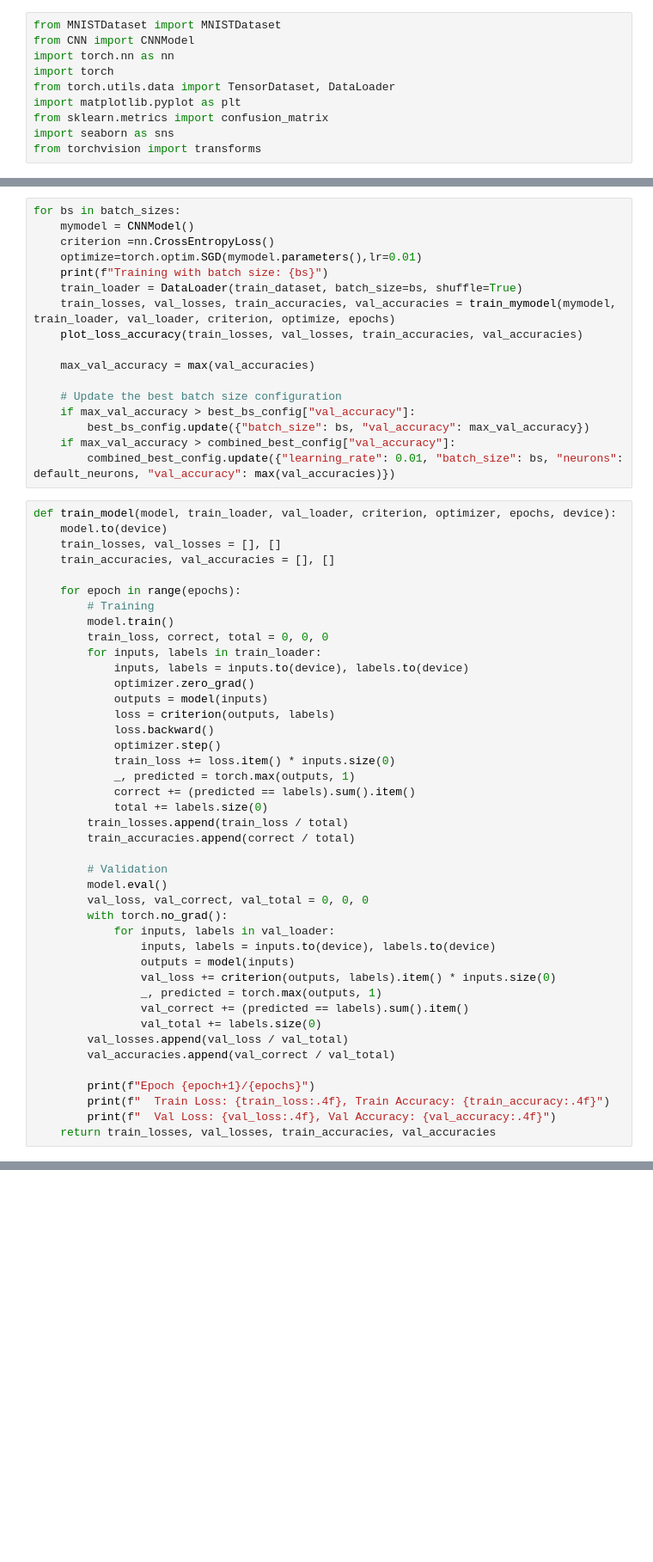
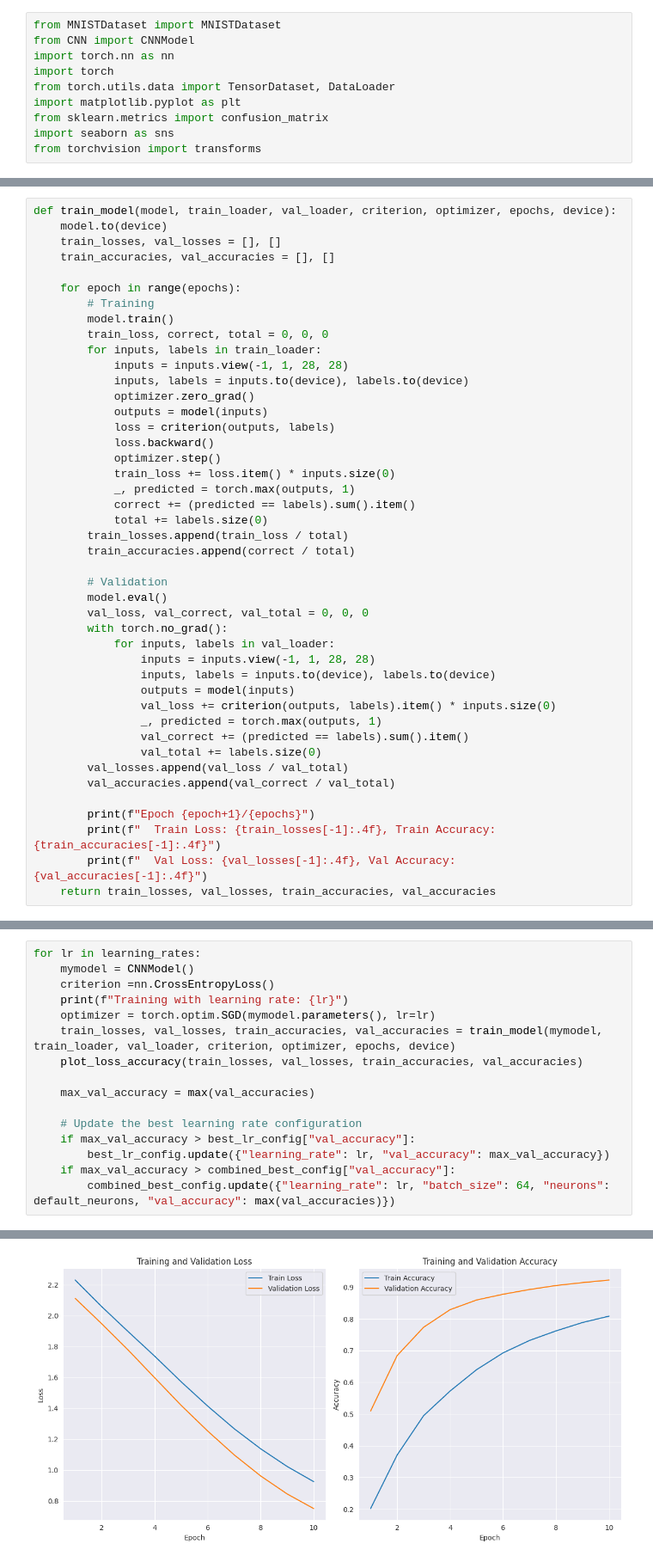
Before and after one commit to Noureldeen73/Neural-network, a Jupyter notebook: main2.ipynb, the cells around one changed output, grey strips where cells are left out. Shown at 86% size. Cells and saved outputs as stored; diff of their text form; blank space fills up the shorter version.

```diff
--- a/main2.ipynb
+++ b/main2.ipynb
@@ -53,20 +55,3 @@ for lr in learning_rates:
-# %%
-for bs in batch_sizes:
-    mymodel = CNNModel()
-    criterion =nn.CrossEntropyLoss()
-    optimize=torch.optim.SGD(mymodel.parameters(),lr=0.01)
-    print(f"Training with batch size: {bs}")
-    train_loader = DataLoader(train_dataset, batch_size=bs, shuffle=True)
-    train_losses, val_losses, train_accuracies, val_accuracies = train_mymodel(mymodel, train_loader, val_loader, criterion, optimize, epochs)
-    plot_loss_accuracy(train_losses, val_losses, train_accuracies, val_accuracies)
-
-    max_val_accuracy = max(val_accuracies)
-
-    # Update the best batch size configuration
-    if max_val_accuracy > best_bs_config["val_accuracy"]:
-        best_bs_config.update({"batch_size": bs, "val_accuracy": max_val_accuracy})
-    if max_val_accuracy > combined_best_config["val_accuracy"]:
-        combined_best_config.update({"learning_rate": 0.01, "batch_size": bs, "neurons": default_neurons, "val_accuracy": max(val_accuracies)})
 # %%
 def train_model(model, train_loader, val_loader, criterion, optimizer, epochs, device):
     model.to(device)
@@ -78,6 +63,7 @@ def train_model(model, train_loader, val_loader, criterion, optimizer, epochs, d
         model.train()
         train_loss, correct, total = 0, 0, 0
         for inputs, labels in train_loader:
+            inputs = inputs.view(-1, 1, 28, 28)
             inputs, labels = inputs.to(device), labels.to(device)
             optimizer.zero_grad()
             outputs = model(inputs)
@@ -96,6 +82,7 @@ def train_model(model, train_loader, val_loader, criterion, optimizer, epochs, d
         val_loss, val_correct, val_total = 0, 0, 0
         with torch.no_grad():
             for inputs, labels in val_loader:
+                inputs = inputs.view(-1, 1, 28, 28)
                 inputs, labels = inputs.to(device), labels.to(device)
                 outputs = model(inputs)
                 val_loss += criterion(outputs, labels).item() * inputs.size(0)
@@ -106,8 +93,8 @@ def train_model(model, train_loader, val_loader, criterion, optimizer, epochs, d
         val_accuracies.append(val_correct / val_total)
 
         print(f"Epoch {epoch+1}/{epochs}")
-        print(f"  Train Loss: {train_loss:.4f}, Train Accuracy: {train_accuracy:.4f}")
-        print(f"  Val Loss: {val_loss:.4f}, Val Accuracy: {val_accuracy:.4f}")
+        print(f"  Train Loss: {train_losses[-1]:.4f}, Train Accuracy: {train_accuracies[-1]:.4f}")
+        print(f"  Val Loss: {val_losses[-1]:.4f}, Val Accuracy: {val_accuracies[-1]:.4f}")
     return train_losses, val_losses, train_accuracies, val_accuracies
 # %%
 def evaluate_model(model, test_loader, device):
@@ -162,3 +150,20 @@ def plot_loss_accuracy(train_losses, val_losses, train_accuracies, val_accuracie
     # Show the plots
     plt.tight_layout()
     plt.show()
+# %%
+for lr in learning_rates:
+    mymodel = CNNModel()
+    criterion =nn.CrossEntropyLoss()
+    print(f"Training with learning rate: {lr}")
+    optimizer = torch.optim.SGD(mymodel.parameters(), lr=lr)
+    train_losses, val_losses, train_accuracies, val_accuracies = train_model(mymodel, train_loader, val_loader, criterion, optimizer, epochs, device)
+    plot_loss_accuracy(train_losses, val_losses, train_accuracies, val_accuracies)
+
+    max_val_accuracy = max(val_accuracies)
+
+    # Update the best learning rate configuration
+    if max_val_accuracy > best_lr_config["val_accuracy"]:
+        best_lr_config.update({"learning_rate": lr, "val_accuracy": max_val_accuracy})
+    if max_val_accuracy > combined_best_config["val_accuracy"]:
+        combined_best_config.update({"learning_rate": lr, "batch_size": 64, "neurons": default_neurons, "val_accuracy": max(val_accuracies)})
+# %% [output]
@@ -164,0 +187 @@ def plot_loss_accuracy(train_losses, val_losses, train_accuracies, val_accuracie
+[figure, added]
```
Also changed, not shown: parts of 6 cells of this notebook, 2 other files.
